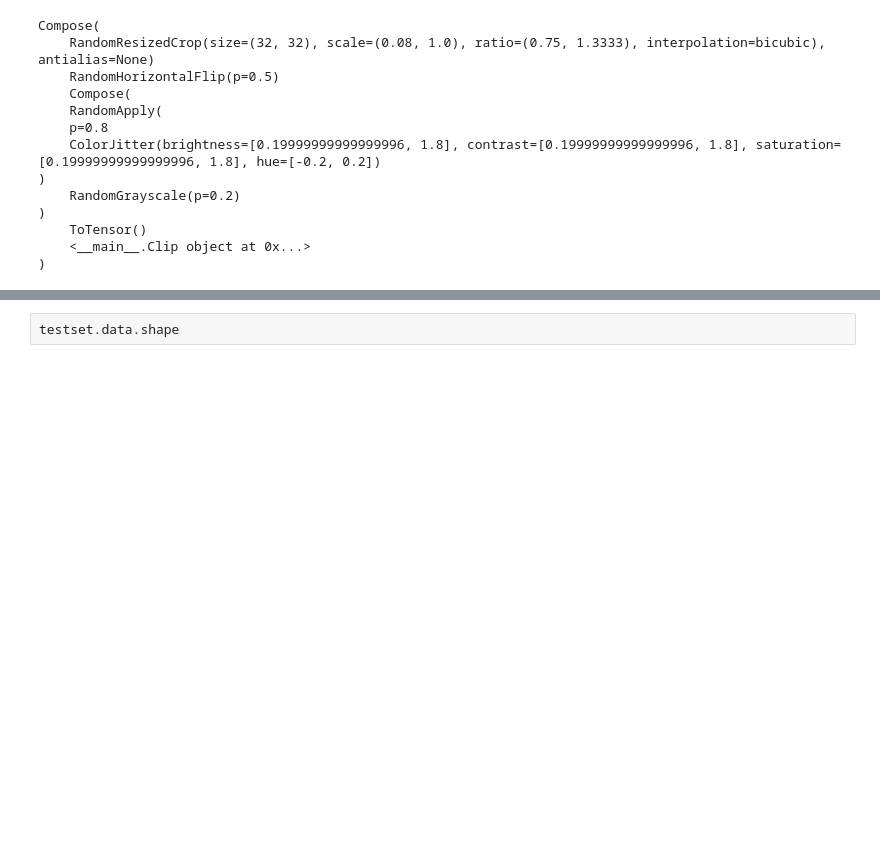
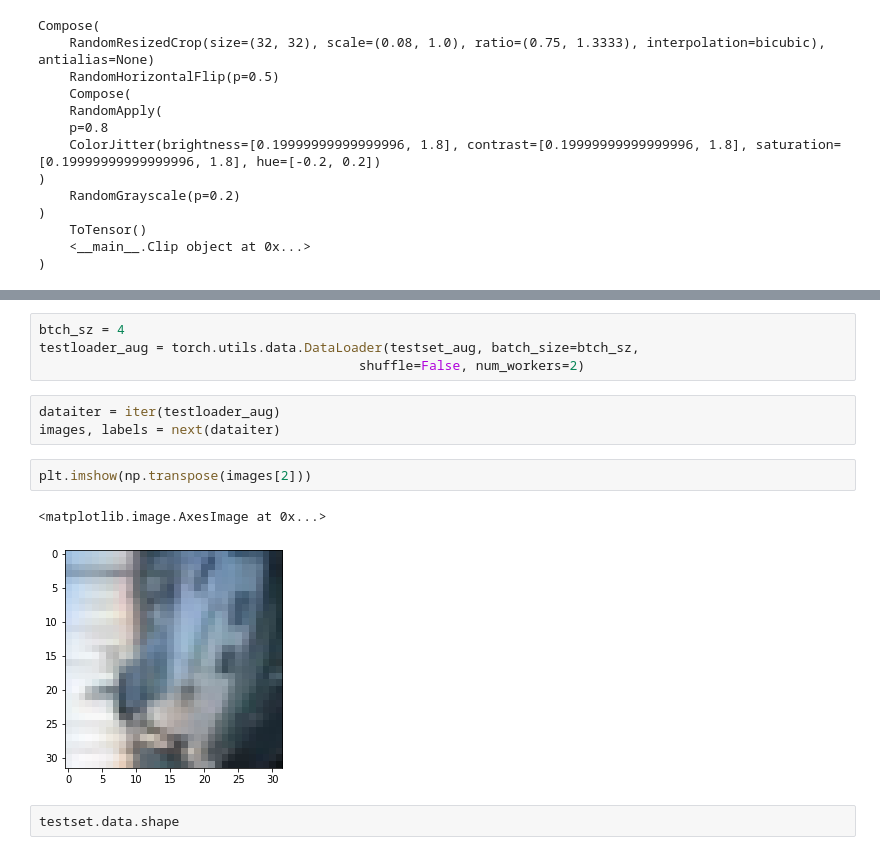
Before and after one commit to colevfrank/simclr-pytorch-cvf, a Jupyter notebook: augment_experiment.ipynb, the cells around one changed output, grey strips where cells are left out. Cells and saved outputs as stored; diff of their text form; blank space fills up the shorter version.

```diff
--- a/augment_experiment.ipynb
+++ b/augment_experiment.ipynb
@@ -204,3 +200,15 @@ Compose(
+# %%
+btch_sz = 4
+testloader_aug = torch.utils.data.DataLoader(testset_aug, batch_size=btch_sz,
+                                         shuffle=False, num_workers=2)
+# %%
+dataiter = iter(testloader_aug)
+images, labels = next(dataiter)
+# %%
+plt.imshow(np.transpose(images[2]))
+# %% [output]
+<matplotlib.image.AxesImage at 0x...>
+[figure, added]
 # %%
 testset.data.shape
 # %% [output]
```
Also changed, not shown: parts of 18 cells of this notebook.
